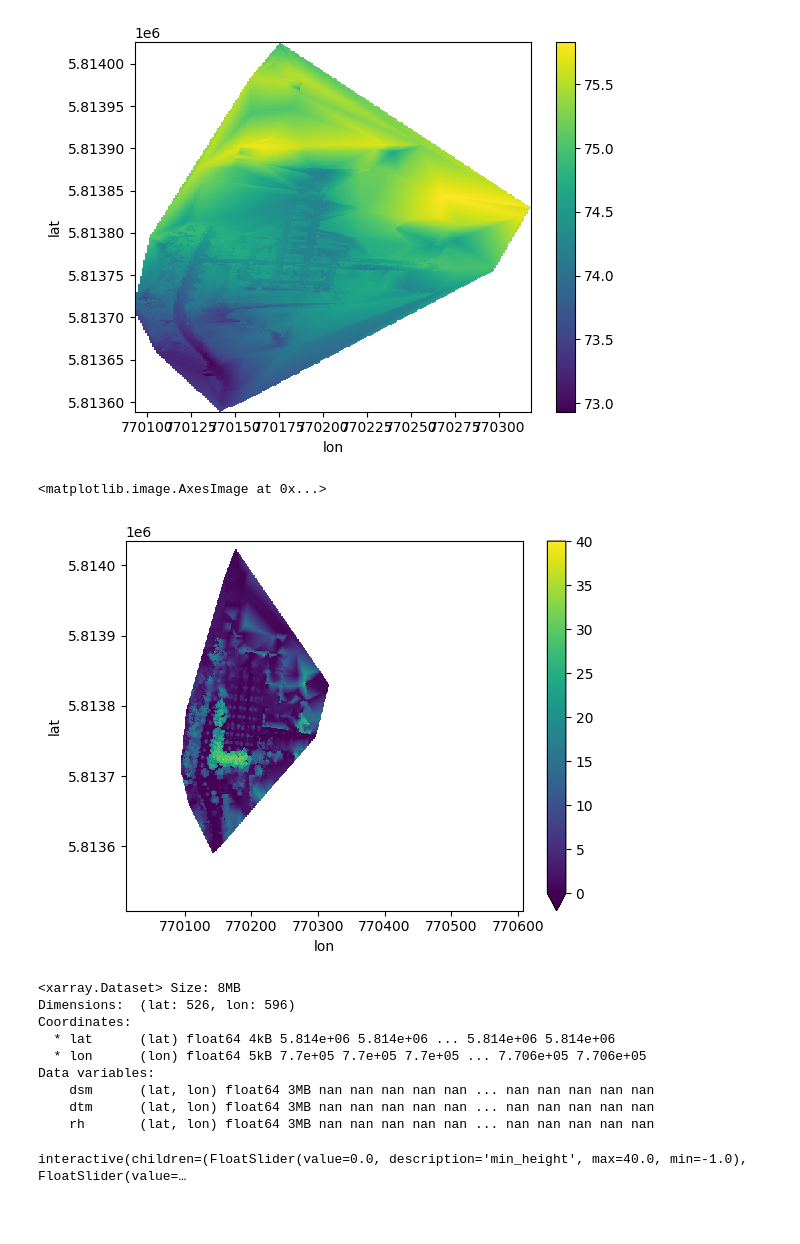
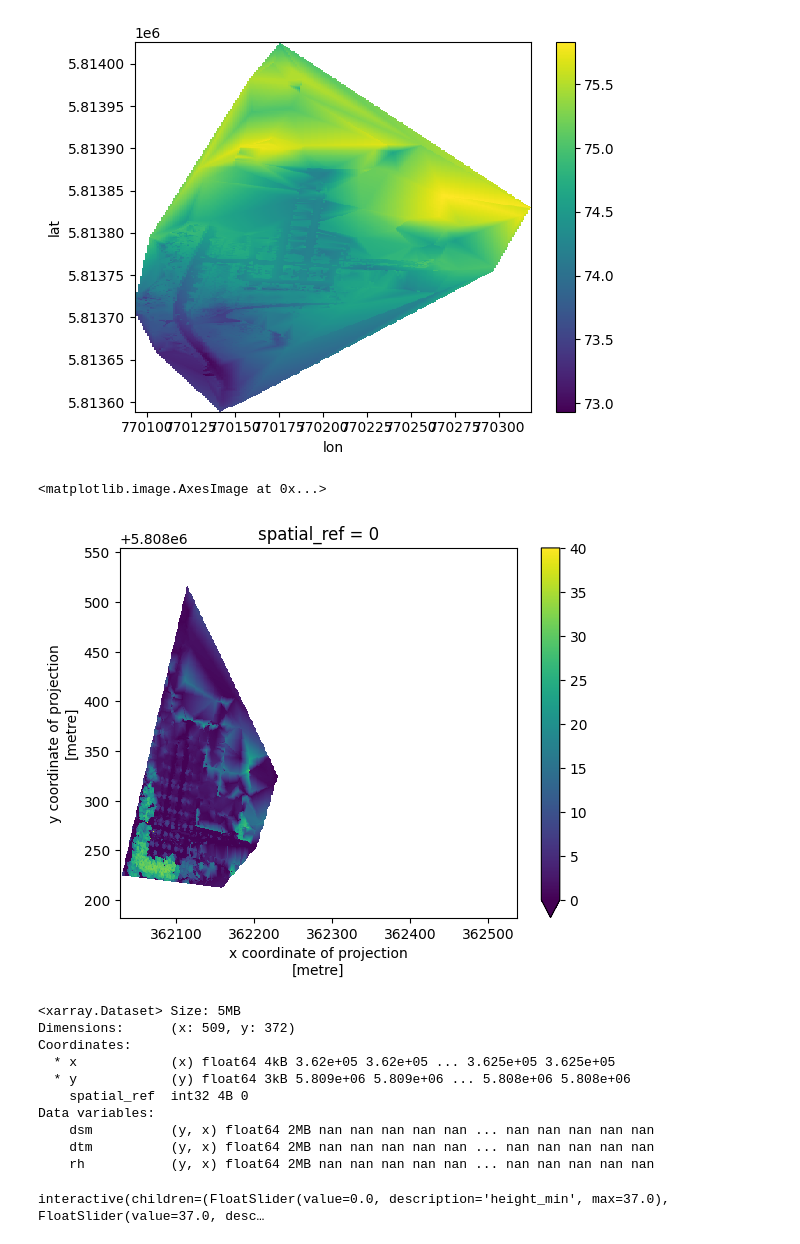
Before and after one commit to relativityhd/optical-group-5, a Jupyter notebook: notebooks/gen_dem_latest.ipynb, the cells around one changed output. Cells and saved outputs as stored; diff of their text form; code cells hidden in the pictures; blank space fills up the shorter version.

Commit message:
coord fix in plots

```diff
--- a/notebooks/gen_dem_latest.ipynb
+++ b/notebooks/gen_dem_latest.ipynb
@@ -14,2 +11,4 @@ f = lp.read("../../data/2024_Golm_AEO_trees.laz")
 # %%
+f = lp.read("../../data/2024_Golm_AEO_trees.laz")
 ground = lp.read("../../data/Ground Points.las")
+gdf = gpd.read_file("../../data/CampusGolm_Clipper.gpkg")
@@ -27,12 +31,28 @@ dtm.plot()
 # %% [output]
 <matplotlib.collections.QuadMesh at 0x...>
 [figure]
+# %%
+dsm = dsm.rio.write_crs(f.header.parse_crs())
+dsm = dsm.rio.set_spatial_dims(x_dim="lon", y_dim="lat")
+
+dtm = dtm.rio.write_crs(ground.header.parse_crs())
+dtm = dtm.rio.set_spatial_dims(x_dim="lon", y_dim="lat")
+
+dsm = dsm.rio.reproject(gdf.crs)
+dsm = dsm.where(dsm < 1e100)
+dsm = dsm.rio.clip(gdf.geometry)
+dsm = dsm.where(dsm < 1e100)
+
+dtm = dtm.rio.reproject(gdf.crs)
+dtm = dtm.where(dtm < 1e100)
+dtm = dtm.rio.clip(gdf.geometry)
+dtm = dtm.where(dtm < 1e100)
 # %%
-rh = (dsm - dtm.interp_like(dsm))
+rh = ((dsm - dtm.interp_like(dsm))+0.3)
 rh.plot.imshow(vmin=0, vmax=40)
 # %% [output]
 <matplotlib.image.AxesImage at 0x...>
-[figure, old version]
+[figure, new version]
 # %%
 # Align the rasters
 dtm = dtm.interp_like(dsm)
@@ -60,32 +80,13 @@ ds = xr.Dataset(
 )
 ds
 # %% [output]
-<xarray.Dataset> Size: 8MB
-Dimensions:  (lat: 526, lon: 596)
+<xarray.Dataset> Size: 5MB
+Dimensions:      (x: 509, y: 372)
 Coordinates:
-  * lat      (lat) float64 4kB 5.814e+06 5.814e+06 ... 5.814e+06 5.814e+06
-  * lon      (lon) float64 5kB 7.7e+05 7.7e+05 7.7e+05 ... 7.706e+05 7.706e+05
+  * x            (x) float64 4kB 3.62e+05 3.62e+05 ... 3.625e+05 3.625e+05
+  * y            (y) float64 3kB 5.809e+06 5.809e+06 ... 5.808e+06 5.808e+06
+    spatial_ref  int32 4B 0
 Data variables:
-    dsm      (lat, lon) float64 3MB nan nan nan nan nan ... nan nan nan nan nan
-    dtm      (lat, lon) float64 3MB nan nan nan nan nan ... nan nan nan nan nan
-    rh       (lat, lon) float64 3MB nan nan nan nan nan ... nan nan nan nan nan
+    dsm          (y, x) float64 2MB nan nan nan nan nan ... nan nan nan nan nan
+    dtm          (y, x) float64 2MB nan nan nan nan nan ... nan nan nan nan nan
+    rh           (y, x) float64 2MB nan nan nan nan nan ... nan nan nan nan nan
-# %%
-import ipywidgets as widgets
-from ipywidgets import interactive
-import numpy as np
-import matplotlib.pyplot as plt
-
-def plot_rh(min_height = 0, max_height = 40):
-    fig, ax = plt.subplots(figsize=(10, 8))
-
-    # Create a masked array where values outside the range are masked
-    rh_masked = np.ma.masked_outside(rh, min_height, max_height)
-
-    # Plot the masked array with the origin at the lower left corner
-    ax.imshow(rh_masked, vmin=min_height, vmax=max_height, cmap='seismic', origin='lower')
-    plt.show()
-
-interactive_plot = interactive(plot_rh, min_height=(-1, 40, 0.1), max_height=(0, 40, 0.1))
-interactive_plot
-# %% [output]
-interactive(children=(FloatSlider(value=0.0, description='min_height', max=40.0, min=-1.0), FloatSlider(value=…
@@ -91,0 +105,22 @@ interactive(children=(FloatSlider(value=0.0, description='min_height', max=40.0,
+# %%
+from ipywidgets import interact
+
+# Define a dictionary for the class names and values
+# Define a function for updating the plot
+def update_plot(height_min=0, height_max=50):
+
+    # Create a new figure and axis
+    fig, ax = plt.subplots(figsize=(10, 8))
+    im = plot_single_categorical_height(ax, ds.rh, round(height_min, 2), round(height_max, 2))
+
+    # Find the class name corresponding to the class value
+    #configure the plot
+    ax.set_title(f"Relative height between {round(height_min, 2)} and {round(height_max, 2)} meters")
+    ax.set_ylabel("Latitude (y of EPSG:4326) [m]")
+    ax.set_xlabel("Longitude (x of EPSG:4326) [m]")
+    plt.show()
+
+# Create interactive widgets for class and height
+_ = interact(update_plot, height_min=(0, 37, 0.1), height_max=(1, 37, 0.1))
+# %% [output]
+interactive(children=(FloatSlider(value=0.0, description='height_min', max=37.0), FloatSlider(value=37.0, desc…
```
Also changed, not shown: parts of 3 cells of this notebook, 2 other files.
